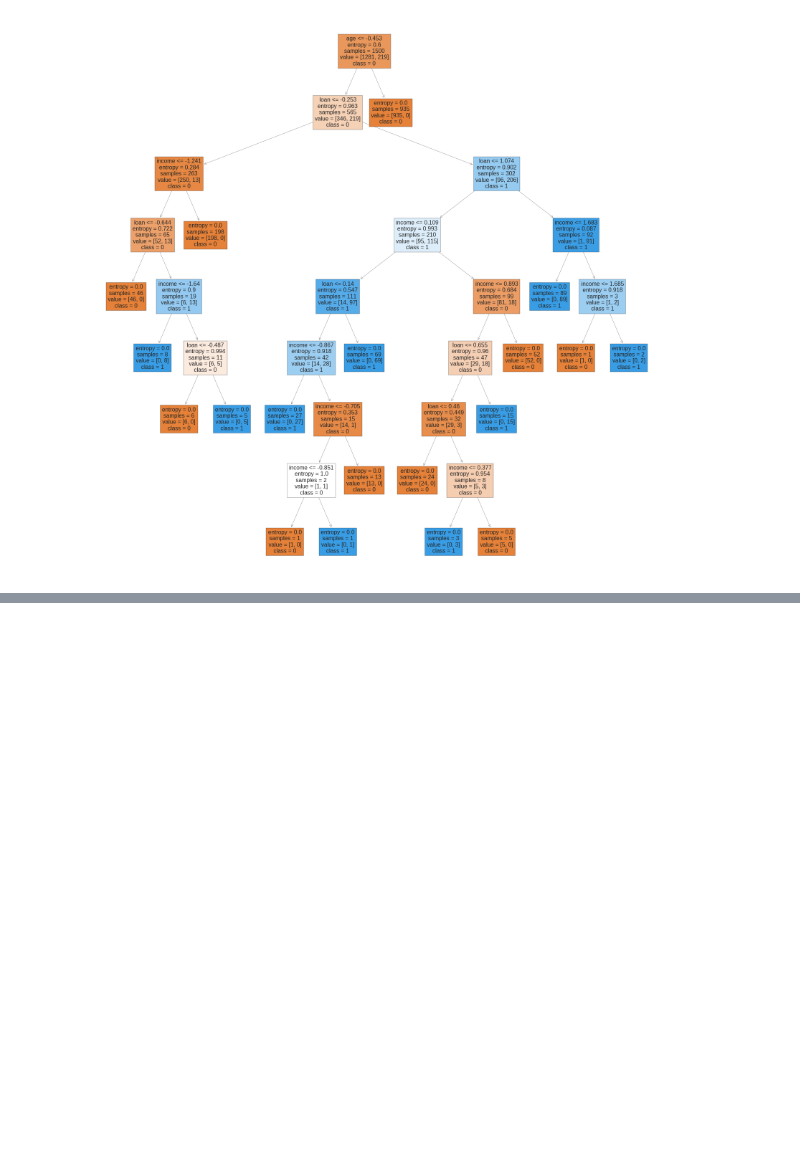
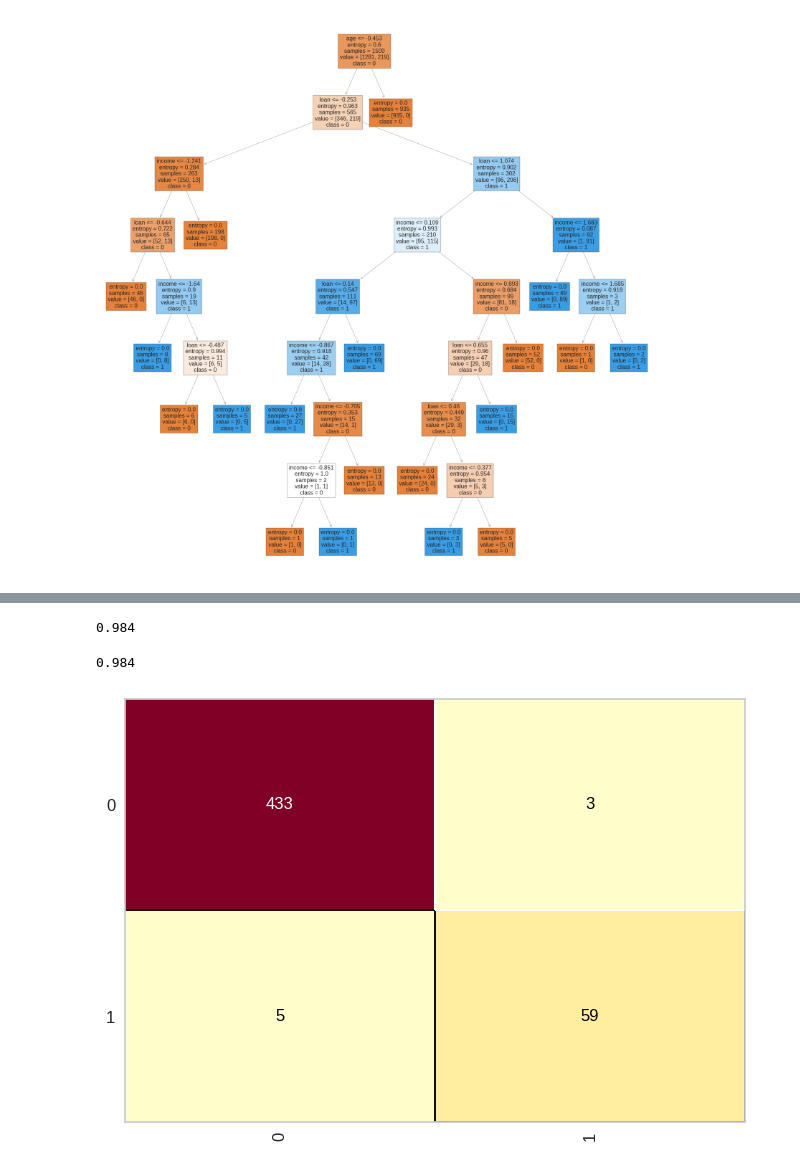
Before and after one commit to ImGabreuw/machine-learning-e-data-science-com-python, a Jupyter notebook: aprendizagem-por-arvores-de-decisao/projects/credit-risk.ipynb, the cells around one changed output, grey strips where cells are left out. Cells and saved outputs as stored; diff of their text form; code cells hidden in the pictures; blank space fills up the shorter version.

Commit message:
Aula 51: Random forest - base crédito

```diff
--- a/aprendizagem-por-arvores-de-decisao/projects/credit-risk.ipynb
+++ b/aprendizagem-por-arvores-de-decisao/projects/credit-risk.ipynb
@@ -705,0 +710,5 @@ fig.savefig("credit_tree.png")
+# %%
+import pickle
+
+with open("credit.pkl", "rb") as file:
+    X_credit_train, y_credit_train, X_credit_test, y_credit_test = pickle.load(file)
@@ -705,0 +723,4 @@ fig.savefig("credit_tree.png")
+# %%
+random_forest_credit = RandomForestClassifier(n_estimators=40, criterion="entropy", random_state=0)
+
+random_forest_credit.fit(X_credit_train, y_credit_train)
@@ -705,0 +770,15 @@ fig.savefig("credit_tree.png")
+# %%
+from sklearn.metrics import accuracy_score, classification_report
+
+accuracy_score(y_credit_test, predicts)
+# %% [output]
+0.984
+# %%
+from yellowbrick.classifier import ConfusionMatrix
+
+cm = ConfusionMatrix(random_forest_credit)
+cm.fit(X_credit_train, y_credit_train)
+cm.score(X_credit_test, y_credit_test)
+# %% [output]
+0.984
+[figure, added]
```
Also changed, not shown: parts of 9 cells of this notebook, 2 other files.
